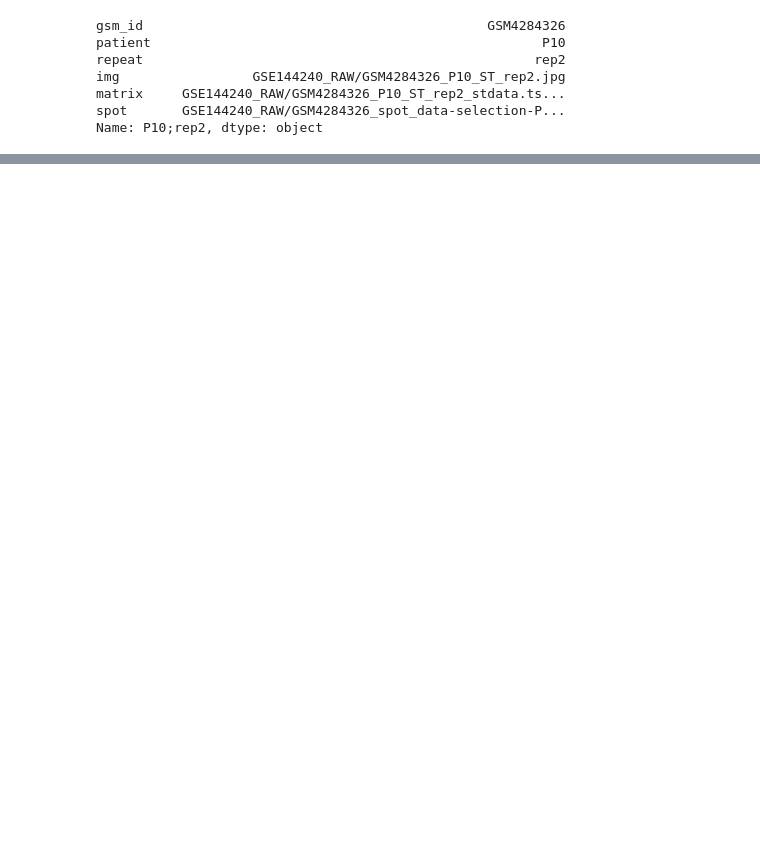
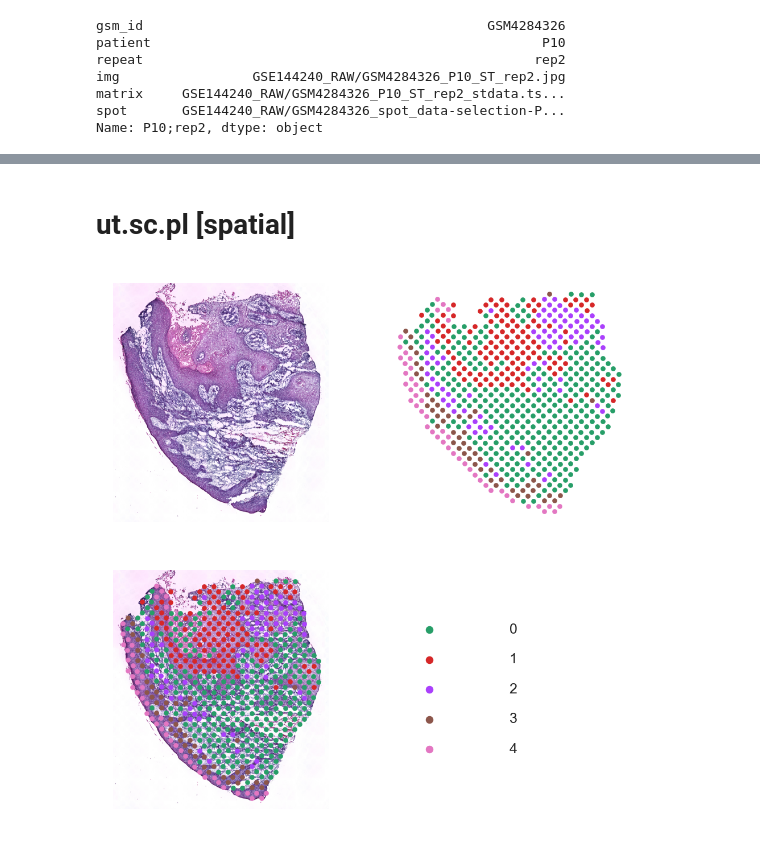
Before and after one commit to lccup/csMAHN_Spatial, a Jupyter notebook: dataset/cSCC_GSE144240/cSCC_GSE144240_0.ipynb, the cells around one changed output, grey strips where cells are left out. Drawn from its saved outputs; the diff is of its cells as text; code cells hidden in the pictures; blank space fills up the shorter version.

Commit message:
add_utils_scanpy_pl_spatial_3d

```diff
--- a/dataset/cSCC_GSE144240/cSCC_GSE144240_0.ipynb
+++ b/dataset/cSCC_GSE144240/cSCC_GSE144240_0.ipynb
@@ -111,0 +182,28 @@ adata = ut.sc.standard_process(adata)
+# %% [markdown]
+# ut.sc.pl [spatial]
+# %%
+colormap = pl.colormap.get(np.unique(adata.obs['leiden']))
+fig, axs = pl.figure.subplots_get_fig_axs(nrows=2, ncols=2)
+
+ax = axs[0]
+ut.sc.pl.spatial(adata, key='leiden',
+                 key_uns_spatial='P10',
+                 key_img="hires", colormap=colormap,
+                 scale_factor=1, ax=ax, draw_scatter=False)
+
+ax = axs[1]
+ut.sc.pl.spatial(adata, key='leiden',
+                 key_uns_spatial='P10',
+                 key_img="hires", colormap=colormap,
+                 scale_factor=1, ax=ax, draw_img=False)
+
+ax = axs[2]
+ut.sc.pl.spatial(adata, key='leiden',
+                 key_uns_spatial='P10',
+                 key_img="hires", colormap=colormap,
+                 scale_factor=1, ax=ax)
+ax = axs[3]
+pl.colormap.show(colormap, ax=ax, size=30)
+ax.set_ymargin(.5)
+# %% [output]
+[figure, added]
```
Also changed, not shown: parts of 15 cells of this notebook, 12 other files.
